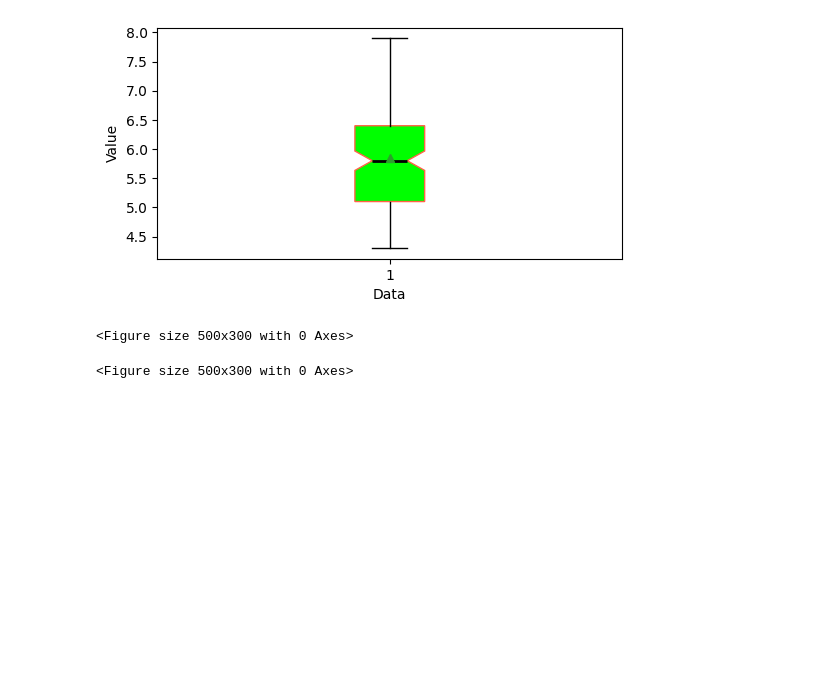
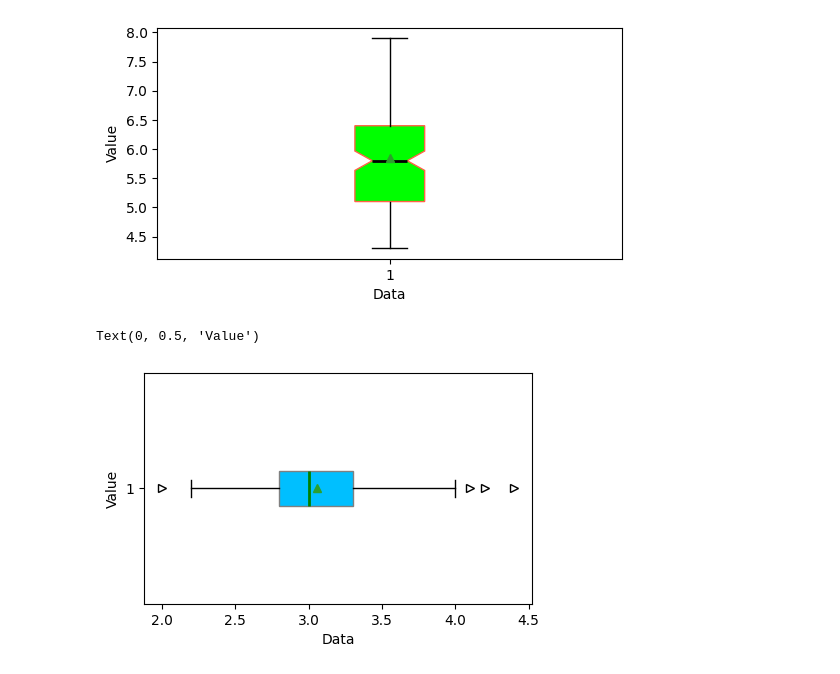
Before and after one commit to Md-Maruf-1727/LearningPractices, a Jupyter notebook: Vizualization/Vizualization1.ipynb, the cells around one changed output. Cells and saved outputs as stored; diff of their text form; code cells hidden in the pictures; blank space fills up the shorter version.

```diff
--- a/Vizualization/Vizualization1.ipynb
+++ b/Vizualization/Vizualization1.ipynb
@@ -235,9 +235,18 @@ plt.ylabel('Value')
 # %% [output]
 Text(0, 0.5, 'Value')
 [figure]
-# %%
-plt.figure(figsize=(5,3))
-plt.bosplot
-# %% [output]
-<Figure size 500x300 with 0 Axes>
-<Figure size 500x300 with 0 Axes>
+# %%
+plt.figure(figsize=(5,3))
+plt.boxplot(mainiris_data['sepal_width'],
+            label=['Sepal Width'],
+            vert=False,
+            patch_artist=True,
+            boxprops=dict(facecolor='deepskyblue',color='gray'),
+            medianprops=dict(color='green', linewidth=2),
+            flierprops=dict(marker='>', color='orange'),
+            showmeans=True)
+plt.xlabel('Data')
+plt.ylabel('Value')
+# %% [output]
+Text(0, 0.5, 'Value')
+[figure, added]
```
